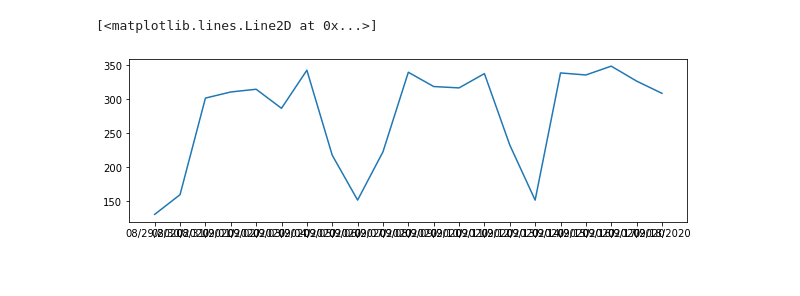
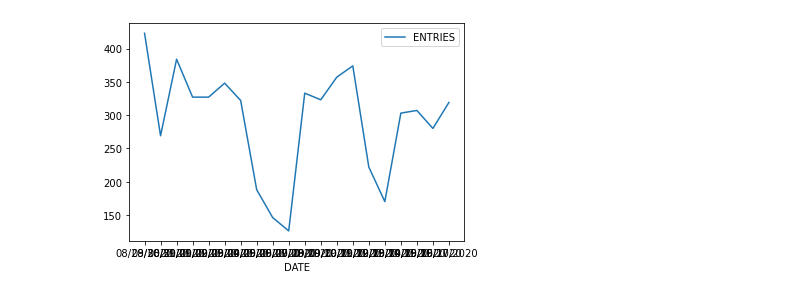
Before and after one commit to zhouandrewc/mta-project, a Jupyter notebook: zhou_andrew_challenge_01.ipynb, the cells around one changed output. Cells and saved outputs as stored; diff of their text form; code cells hidden in the pictures.

Commit message:
more work on the challenge, with different groupings and plots for groupings. started work on weekday grouping.

```diff
--- a/zhou_andrew_challenge_01.ipynb
+++ b/zhou_andrew_challenge_01.ipynb
@@ -54,9 +1,48 @@ daily_entries_single.index.tolist()
-# %%
-dates = daily_entries_single.index.tolist()
-entries = daily_entries_single[dates]
-plt.figure(figsize=(10,3))
-plt.plot(dates,entries)
-# %% [output]
-[<matplotlib.lines.Line2D at 0x...>]
-[figure, removed]
+# %%
+import pandas as pd
+import glob
+import matplotlib.pyplot as plt
+import seaborn as sns
+import numpy as np
+
+mta_data = pd.concat(map(pd.read_csv, glob.glob("data/*.txt")))
+
+pd.options.display.max_rows = 50
+# try grouping by turnstile, then selecting entries & aggregating by diff to see if any of them have huge shifts
+
+# imo better to filter by entry/exit values that vary significantly from other ones
+# %%
+# drop auditing data
+mta_data = mta_data[mta_data["DESC"] == "REGULAR"]
+# grab the midnight data and copy it; we subtract a second and add it to the original dataframe
+# so we don't miss the last 4 hours of each day
+midnights = pd.DataFrame(mta_data[mta_data["TIME"] == "00:00:00"])
+
+# fix time and date data for the midnight data
+midnights["TIME"] = "23:59:59"
+midnights["DATE"] = (pd.to_datetime(midnights["DATE"], format="%m/%d/%Y") - pd.Timedelta(1, unit="day"))
+midnights["DATE"] = midnights["DATE"].map(lambda x: x.strftime("%m/%d/%Y"))
+
+# append
+mta_data_2 = mta_data.append(midnights)
+
+mta_data_2["DATE_TIME"] = pd.to_datetime(mta_data_2["DATE"] + " " + mta_data_2["TIME"], format="%m/%d/%Y %H:%M:%S")
+# we could also just do this by grabbing the groupby indices & creating a new DataFrame that maps each index to an entry/exit value
+# based on comparing to the next day's midnight
+
+# just remove all data that isn't for 00:00:00 and 23:59:59?
+# this messes things up if one of those values is messed up but is much cleaner
+# if we kept all the data and did max/min while removing outliers that would be better, but more difficult
+mta_data_3 = mta_data_2[(mta_data_2["TIME"] == "00:00:00")|(mta_data_2["TIME"] == "23:59:59")]
+# %%
+turnstile_groups = mta_data_3.groupby(["STATION", "UNIT", "C/A", "SCP", "DATE"]).filter(lambda x: len(x["ENTRIES"]) > 1 and max(x["ENTRIES"]) - min(x["ENTRIES"]) < 5000)
+turnstile_groups = turnstile_groups.groupby(["STATION", "UNIT", "C/A", "SCP", "DATE"]).agg({"ENTRIES": lambda x: max(x) - min(x)})
+# %%
+turnstile_list = turnstile_groups.index.droplevel(4).unique()
+single_turnstile = turnstile_list[0]
+single_turnstile_df = turnstile_groups.loc[single_turnstile]
+# should i convert back into a singly-indexed DF and make date back into a column rather than index?
+single_turnstile_df = sns.lineplot(data=single_turnstile_df)#, x=single_turnstile_df.index, y="ENTRIES") don't even need this
+# %% [output]
+[figure, added]
 # %%
```
Also changed, not shown: parts of 12 cells of this notebook.
